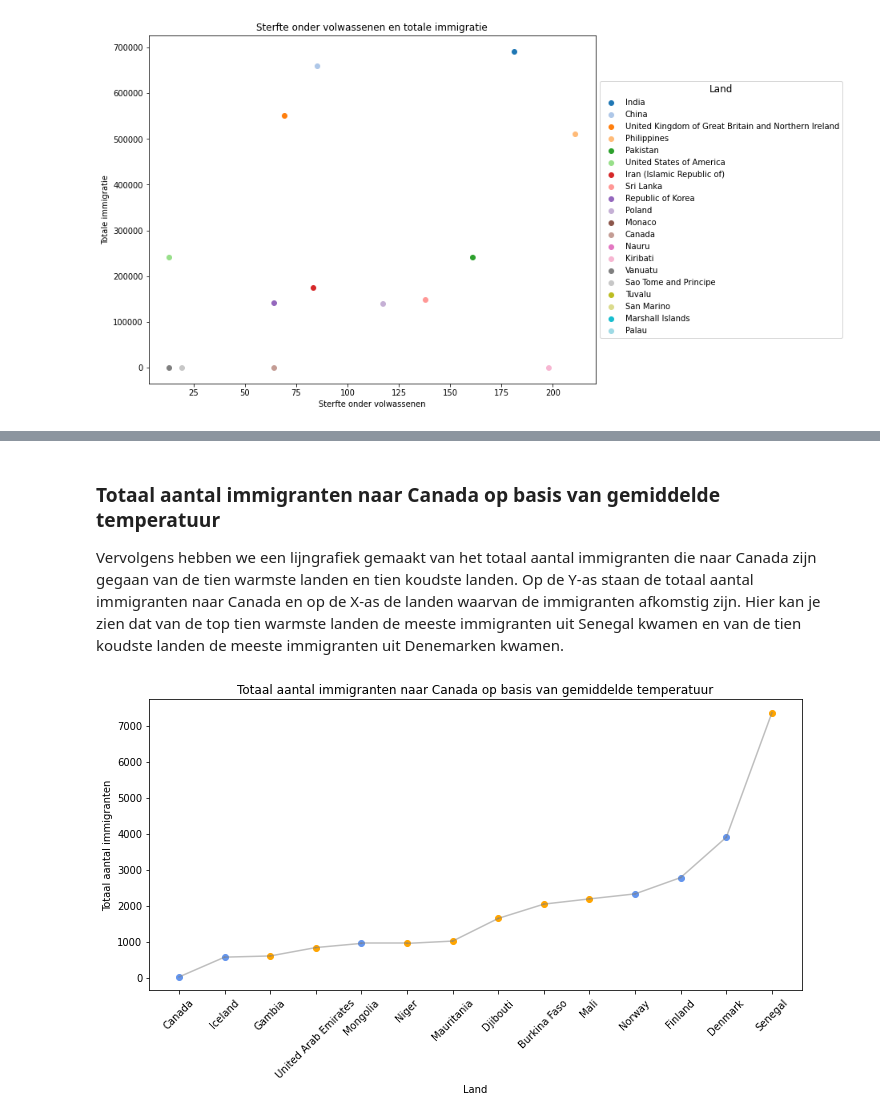
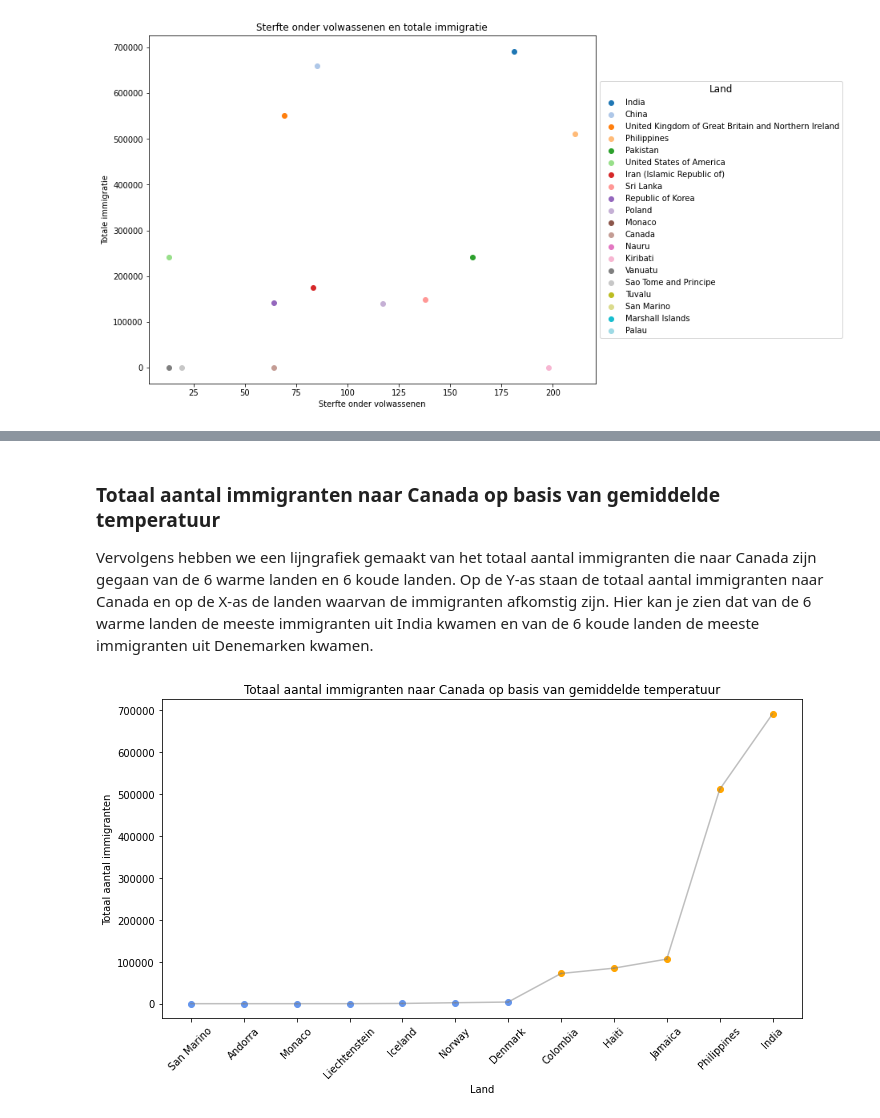
Before and after one commit to mitchell-2/IV, a Jupyter notebook: _sources/docs/notebook.ipynb, the cells around one changed output, grey strips where cells are left out. Drawn from its saved outputs; the diff is of its cells as text; code cells hidden in the pictures.

```diff
--- a/_sources/docs/notebook.ipynb
+++ b/_sources/docs/notebook.ipynb
@@ -169,21 +169,24 @@ gefilterd = df3[(df3['dt'] >= begin) & (df3['dt'] <= einde)]
 
 gem_temp_landen = gefilterd.groupby('Country')['AverageTemperature'].mean()
 
+landen = ['Norway', 'Denmark', 'Iceland', 'San Marino', 'Monaco', 'Liechtenstein', 'Andorra', 'Philippines', 'India', 'Iran', 'South Korea', 'Colombia', 'Haiti', 'Jamaica']
+
+hoogste_6_landen_gemtemp = gem_temp_landen.loc[landen].nlargest(6)
+laagste_6_landen_gemtemp = gem_temp_landen.loc[landen].nsmallest(6)
+
 def toon_plot(keuze):
-    if keuze == 'Warmste 10 landen':
-        hoogste_10_landen_gemtemp = gem_temp_landen.nlargest(10)
-
+    if keuze == 'Warmste 6 landen':
         figuur, assen = plt.subplots(figsize=(10, 6))
 
-        bar_plot = assen.bar(hoogste_10_landen_gemtemp.index, hoogste_10_landen_gemtemp.values, color='orange')
+        bar_plot = assen.bar(hoogste_6_landen_gemtemp.index, hoogste_6_landen_gemtemp.values, color='orange')
 
         assen.set_xlabel('Land')
         assen.set_ylabel('Gemiddelde temperatuur (°C)')
         assen.set_title('Warmste landen op basis van gemiddelde temperatuur')
 
-        assen.set_xticks(range(len(hoogste_10_landen_gemtemp.index)))
+        assen.set_xticks(range(len(hoogste_6_landen_gemtemp.index)))
 
-        assen.set_xticklabels(hoogste_10_landen_gemtemp.index, rotation=45, ha='right')
+        assen.set_xticklabels(hoogste_6_landen_gemtemp.index, rotation=45, ha='right')
 
         for rect in bar_plot:
             height = rect.get_height()
@@ -194,20 +197,19 @@ def toon_plot(keuze):
 
         plt.tight_layout()
         plt.show()
-    elif keuze == 'Koudste 10 landen':
-        laagste_10_landen_gemtemp = gem_temp_landen.nsmallest(10)
 
+    elif keuze == 'Koudste 6 landen':
         figuur, assen = plt.subplots(figsize=(10, 6))
 
-        bar_plot = assen.bar(laagste_10_landen_gemtemp.index, laagste_10_landen_gemtemp.values, color='cornflowerblue')
+        bar_plot = assen.bar(laagste_6_landen_gemtemp.index, laagste_6_landen_gemtemp.values, color='cornflowerblue')
 
         assen.set_xlabel('Land')
         assen.set_ylabel('Gemiddelde temperatuur (°C)')
         assen.set_title('Koudste landen op basis van gemiddelde temperatuur')
 
-        assen.set_xticks(range(len(laagste_10_landen_gemtemp.index)))
+        assen.set_xticks(range(len(laagste_6_landen_gemtemp.index)))
 
-        assen.set_xticklabels(laagste_10_landen_gemtemp.index, rotation=45, ha='right')
+        assen.set_xticklabels(laagste_6_landen_gemtemp.index, rotation=45, ha='right')
 
         for rect in bar_plot:
             height = rect.get_height()
@@ -220,8 +222,8 @@ def toon_plot(keuze):
         plt.show()
 
 plot_keuze = widgets.Dropdown(
-    options=['Warmste 10 landen', 'Koudste 10 landen'],
-    value='Warmste 10 landen',
+    options=['Warmste 6 landen', 'Koudste 6 landen'],
+    value='Warmste 6 landen',
     description='Plot:'
 )
 
@@ -234,44 +236,40 @@ interactive(children=(Dropdown(description='Plot:', options=('Warmste 10 landen'
 # %% [markdown]
 ### Totaal aantal immigranten naar Canada op basis van gemiddelde temperatuur
 
-Vervolgens hebben we een lijngrafiek gemaakt van het totaal aantal immigranten die naar Canada zijn gegaan van de tien warmste landen en tien koudste landen. Op de Y-as staan de totaal aantal immigranten naar Canada en op de X-as de landen waarvan de immigranten afkomstig zijn. Hier kan je zien dat van de top tien warmste landen de meeste immigranten uit Senegal kwamen en van de tien koudste landen de meeste immigranten uit Denemarken kwamen.
+Vervolgens hebben we een lijngrafiek gemaakt van het totaal aantal immigranten die naar Canada zijn gegaan van de 6 warme landen en 6 koude landen. Op de Y-as staan de totaal aantal immigranten naar Canada en op de X-as de landen waarvan de immigranten afkomstig zijn. Hier kan je zien dat van de 6 warme landen de meeste immigranten uit India kwamen en van de 6 koude landen de meeste immigranten uit Denemarken kwamen.
 # %%
-import matplotlib.pyplot as plt
+hoogste_10_landen_gemtemp = gem_temp_landen.nlargest(10)
+laagste_10_landen_gemtemp = gem_temp_landen.nsmallest(10)
 
-hoogste_10_landen_gemtemp3 = gem_temp_landen.nlargest(10)
-laagste_10_landen_gemtemp3 = gem_temp_landen.nsmallest(10)
+selected_countries = ['Norway', 'Denmark', 'Iceland', 'San Marino', 'Monaco', 'Liechtenstein', 'Andorra', 'Philippines', 'India', 'Iran', 'South Korea', 'Colombia', 'Haiti', 'Jamaica']
 
-landen_selectie = [x for x in hoogste_10_landen_gemtemp3.index]
-for x in laagste_10_landen_gemtemp3.index:
-    landen_selectie.append(x)
-
-landen_gesorteerd = df1[df1['Country'].isin(landen_selectie)]
+landen_gesorteerd = df1[df1['Country'].isin(selected_countries)]
 
 landen_gesorteerd = landen_gesorteerd.sort_values('Total')
 
 plt.figure(figsize=(10, 6))
 
 # Set colors for the line plot
-dot_color = ['orange' if country in hoogste_10_landen_gemtemp3.index else 'cornflowerblue' for country in landen_gesorteerd['Country']]
+dot_color = ['orange' if country in hoogste_6_landen_gemtemp else 'cornflowerblue' for country in landen_gesorteerd['Country']]
 line_color = (0.5, 0.5, 0.5, 0.5)  # Gray color with transparency (RGBA)
 
 for country, color in zip(landen_gesorteerd['Country'], dot_color):
     plt.plot(country, landen_gesorteerd.loc[landen_gesorteerd['Country'] == country, 'Total'], marker='o', color=color)
 
 # Add gray lines between the dots
 for i in range(len(landen_gesorteerd) - 1):
     plt.plot([landen_gesorteerd.iloc[i]['Country'], landen_gesorteerd.iloc[i + 1]['Country']],
              [landen_gesorteerd.iloc[i]['Total'], landen_gesorteerd.iloc[i + 1]['Total']],
              color=line_color)
 
 plt.xlabel('Land')
 plt.ylabel('Totaal aantal immigranten')
 plt.title('Totaal aantal immigranten naar Canada op basis van gemiddelde temperatuur')
 plt.xticks(rotation=45)
 plt.tight_layout()
 plt.show()
 # %% [output]
-[figure, old version]
+[figure, new version]
 # %% [markdown]
 ### Gemiddelde temperatuur en totaal aantal immigranten naar Canada
 
```
Also changed, not shown: parts of 5 cells of this notebook, 7 other files.
